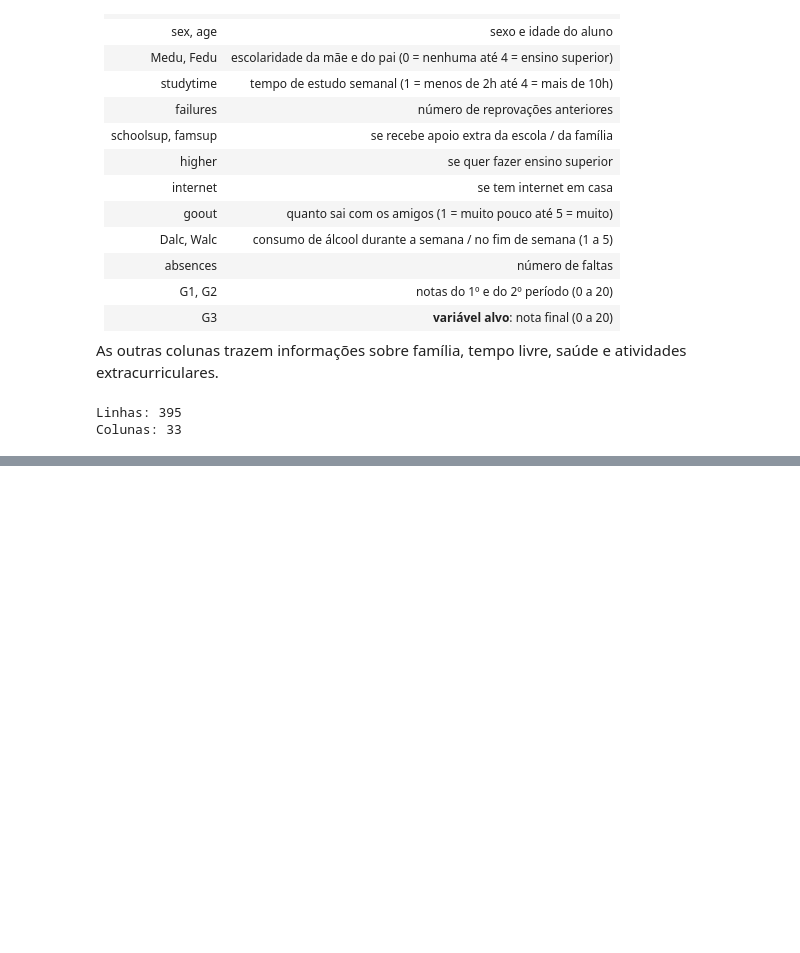
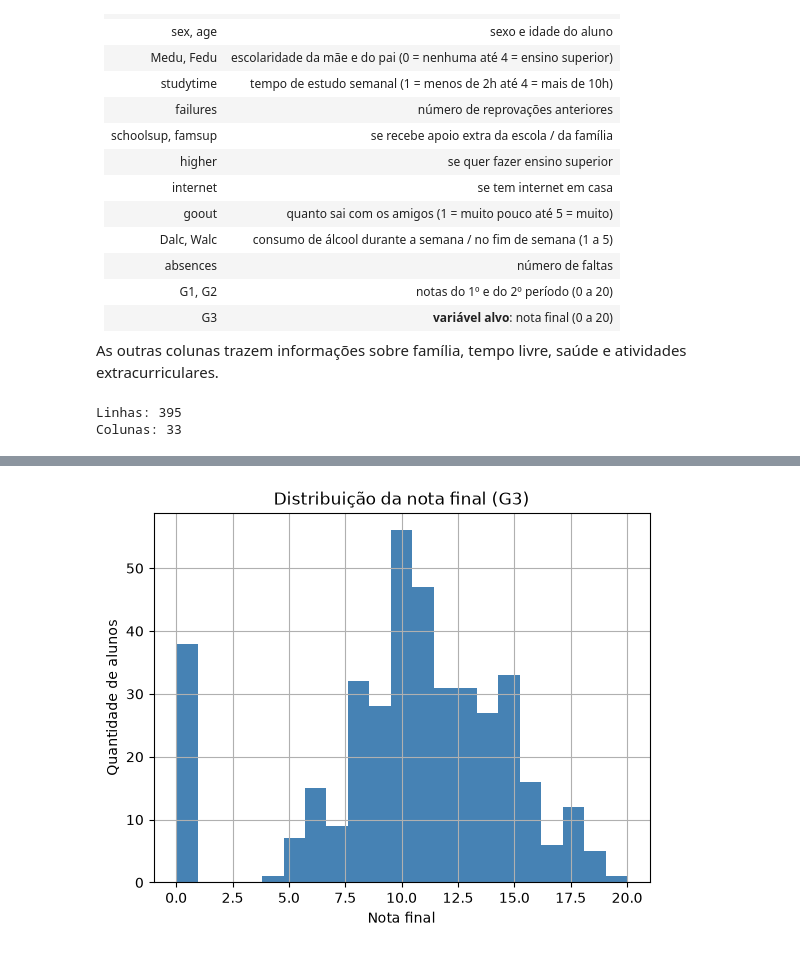
Before and after one commit to JlucasFaria/projeto-ml, a Jupyter notebook: notebooks/04_notas_alunos.ipynb, the cells around one changed output, grey strips where cells are left out. Drawn from its saved outputs; the diff is of its cells as text; code cells hidden in the pictures; blank space fills up the shorter version.

Commit message:
adiciona analise exploratoria das notas

```diff
--- a/notebooks/04_notas_alunos.ipynb
+++ b/notebooks/04_notas_alunos.ipynb
@@ -51,0 +109,9 @@ Colunas: 33
+# %%
+# distribuicao da nota final
+df['G3'].hist(bins=21, color='steelblue')
+plt.title('Distribuição da nota final (G3)')
+plt.xlabel('Nota final')
+plt.ylabel('Quantidade de alunos')
+plt.show()
+# %% [output]
+[figure, added]
```
Also changed, not shown: parts of 12 cells of this notebook.
